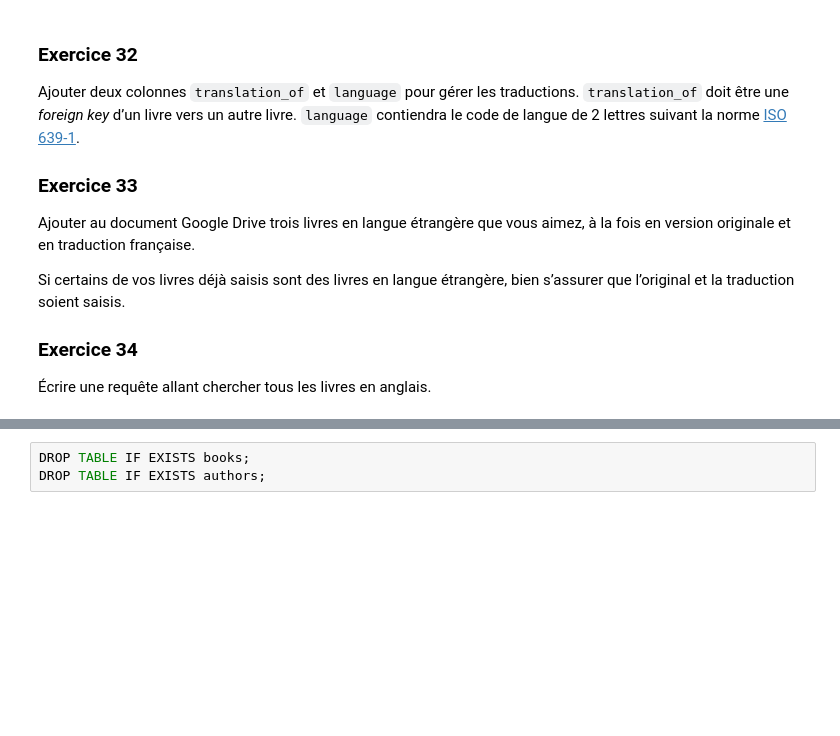
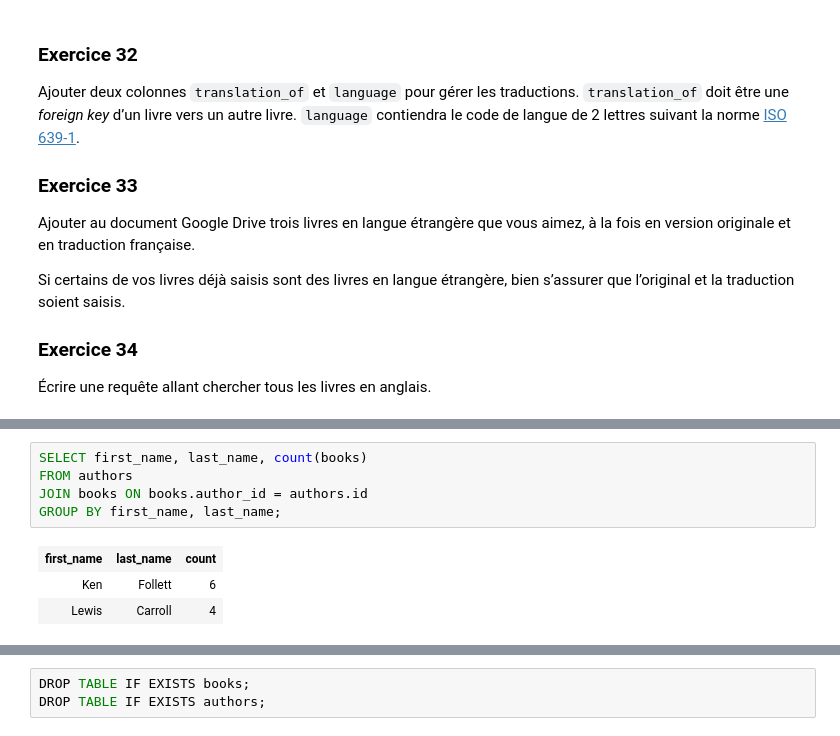
Before and after one commit to noripyt/cours, a Jupyter notebook: bases-de-données/Bases de données.ipynb, the cells around one changed output, grey strips where cells are left out. Cells and saved outputs as stored; diff of their text form; blank space fills up the shorter version.

```diff
--- a/bases-de-données/Bases de données.ipynb
+++ b/bases-de-données/Bases de données.ipynb
@@ -1003,0 +1106,9 @@ Si certains de vos livres déjà saisis sont des livres en langue étrangère, b
+# %%
+SELECT first_name, last_name, count(books)
+FROM authors
+JOIN books ON books.author_id = authors.id
+GROUP BY first_name, last_name;
+# %% [output]
+| first_name | last_name | count |
+| Ken | Follett | 6 |
+| Lewis | Carroll | 4 |
```
Also changed, not shown: parts of 22 cells of this notebook, 1 other file.
